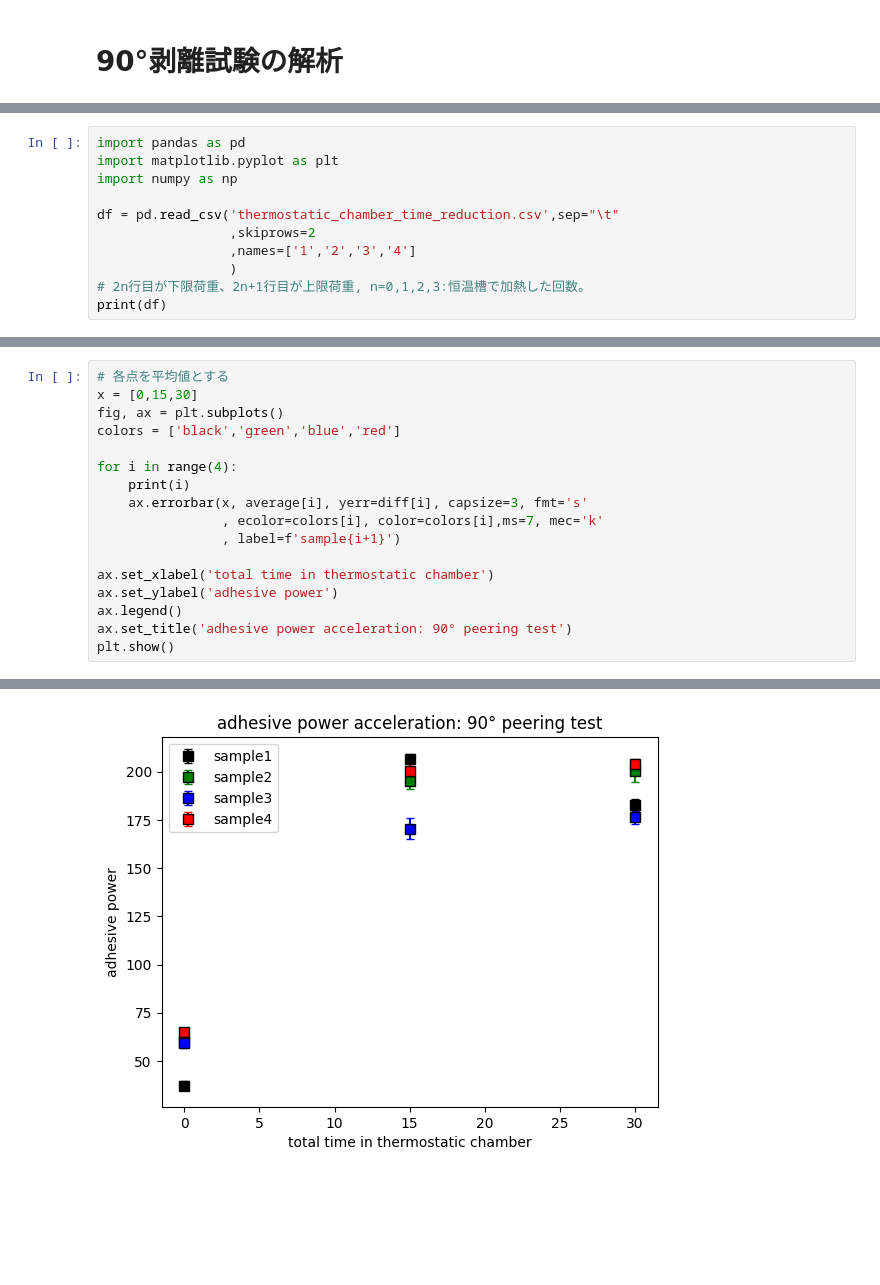
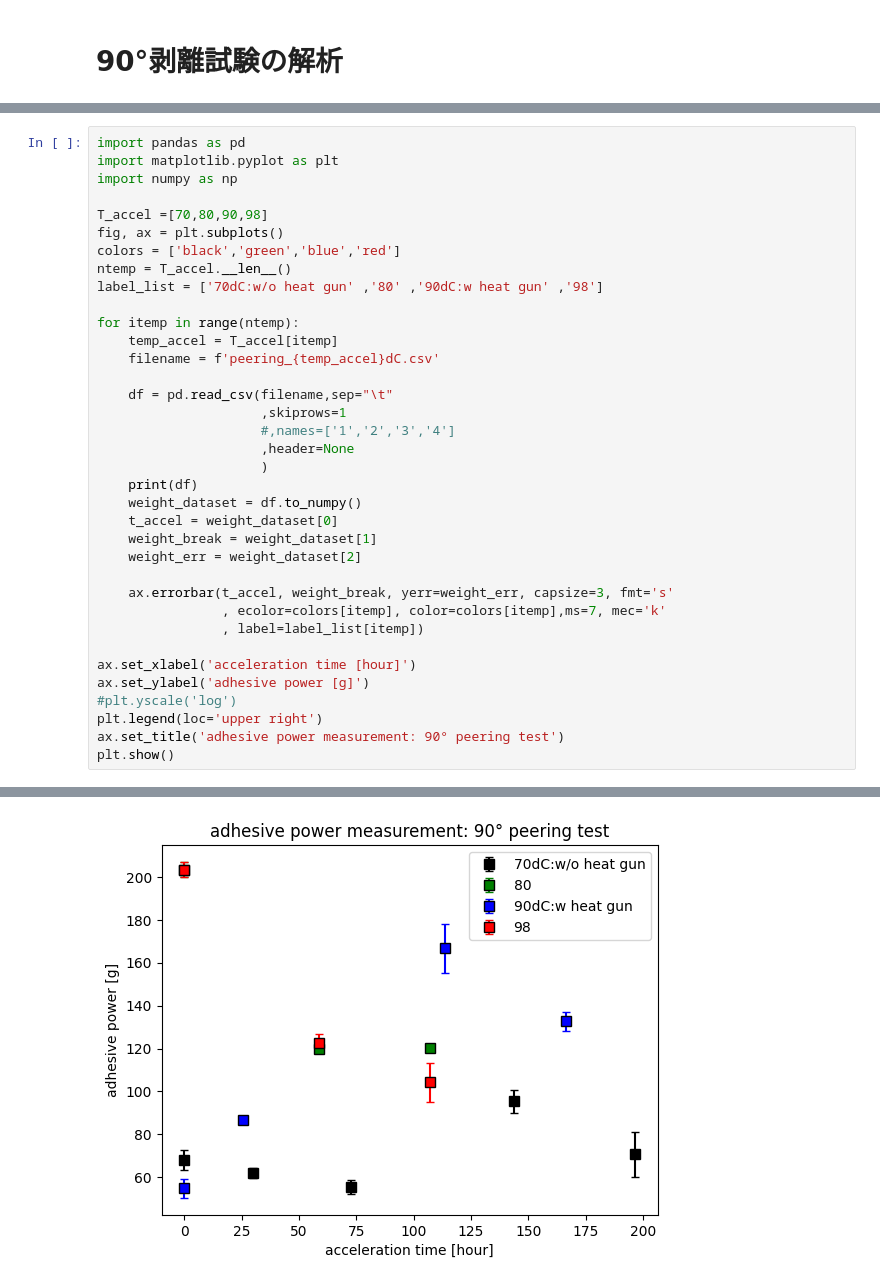
Before and after one commit to Dwaka-epx/Python-codes, a Jupyter notebook: tape/peering90.ipynb, the cells around one changed output, grey strips where cells are left out. Saved outputs shown, nothing was run; the diff lists cells and outputs as text; blank space fills up the shorter version.

Commit message:
add 2times welding result

```diff
--- a/tape/peering90.ipynb
+++ b/tape/peering90.ipynb
@@ -5,11 +2,0 @@
-# %%
-import pandas as pd
-import matplotlib.pyplot as plt
-import numpy as np
-
-df = pd.read_csv('thermostatic_chamber_time_reduction.csv',sep="\t"
-                 ,skiprows=2
-                 ,names=['1','2','3','4']
-                 )
-# 2n行目が下限荷重、2n+1行目が上限荷重, n=0,1,2,3:恒温槽で加熱した回数。
-print(df)
@@ -51,18 +3,37 @@ diff= [[2.29 2.68 2.96]
 # %%
-# 各点を平均値とする
-x = [0,15,30]
+import pandas as pd
+import matplotlib.pyplot as plt
+import numpy as np
+
+T_accel =[70,80,90,98]
 fig, ax = plt.subplots()
 colors = ['black','green','blue','red']
+ntemp = T_accel.__len__()
+label_list = ['70dC:w/o heat gun' ,'80' ,'90dC:w heat gun' ,'98']
 
-for i in range(4):
-    print(i)
-    ax.errorbar(x, average[i], yerr=diff[i], capsize=3, fmt='s'
-                , ecolor=colors[i], color=colors[i],ms=7, mec='k'
-                , label=f'sample{i+1}')
+for itemp in range(ntemp):
+    temp_accel = T_accel[itemp]
+    filename = f'peering_{temp_accel}dC.csv'
 
-ax.set_xlabel('total time in thermostatic chamber')
-ax.set_ylabel('adhesive power')
-ax.legend()
-ax.set_title('adhesive power acceleration: 90° peering test')
+    df = pd.read_csv(filename,sep="\t"
+                     ,skiprows=1
+                     #,names=['1','2','3','4']
+                     ,header=None
+                     )
+    print(df)
+    weight_dataset = df.to_numpy()
+    t_accel = weight_dataset[0]
+    weight_break = weight_dataset[1]
+    weight_err = weight_dataset[2]
+
+    ax.errorbar(t_accel, weight_break, yerr=weight_err, capsize=3, fmt='s'
+                , ecolor=colors[itemp], color=colors[itemp],ms=7, mec='k'
+                , label=label_list[itemp])
+
+ax.set_xlabel('acceleration time [hour]')
+ax.set_ylabel('adhesive power [g]')
+#plt.yscale('log')
+plt.legend(loc='upper right')
+ax.set_title('adhesive power measurement: 90° peering test')
 plt.show()
 # %% [output]
@@ -73 +56 @@ plt.show()
-[figure, old version]
+[figure, new version]
```
Also changed, not shown: parts of 10 cells of this notebook, 12 other files.
